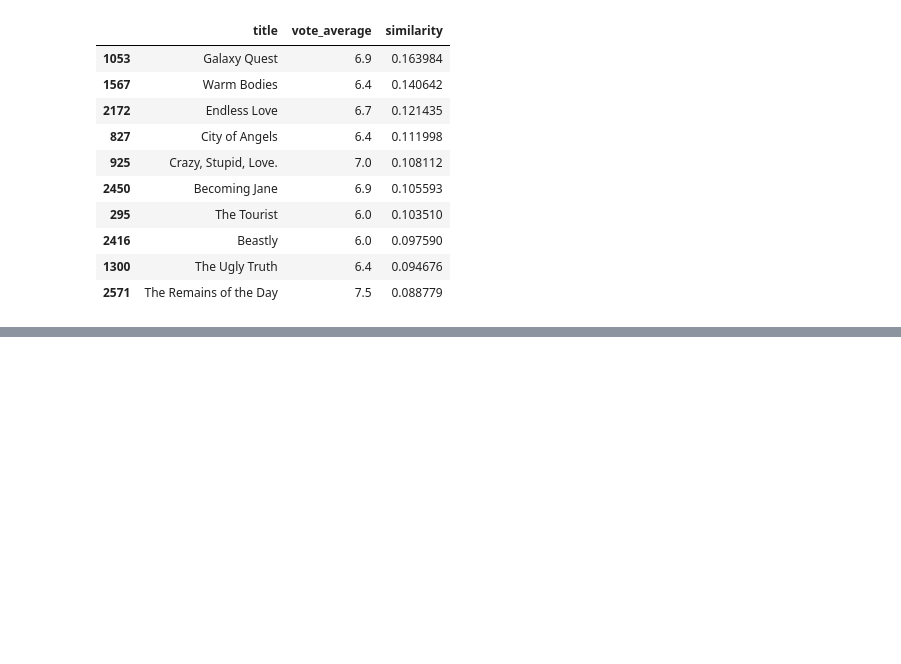
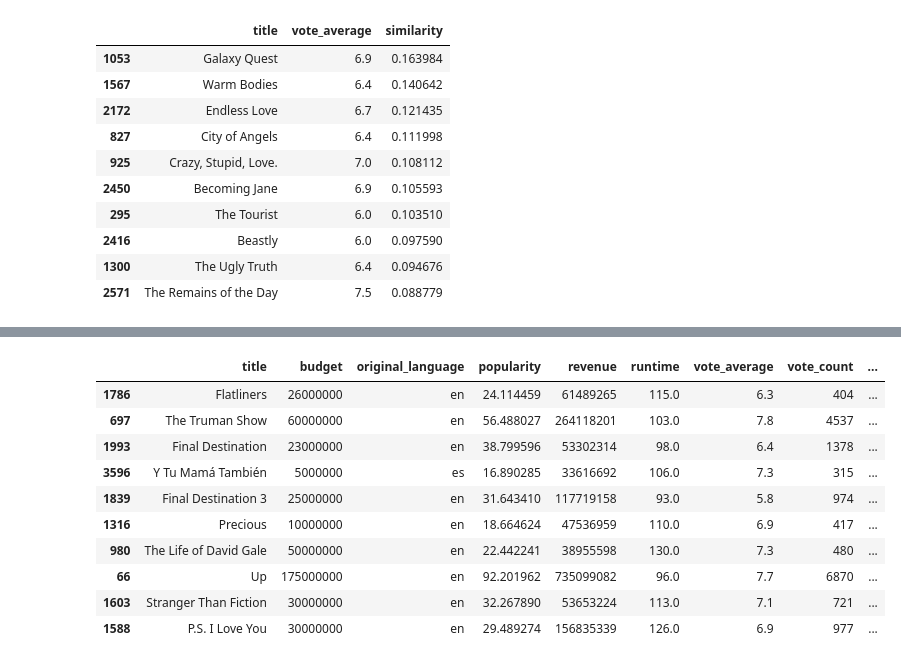
Before and after one commit to doruktopcu/MoviesRecommenderSystemProject, a Jupyter notebook: movie-recommender.ipynb, the cells around one changed output, grey strips where cells are left out. Cells and saved outputs as stored; diff of their text form; code cells hidden in the pictures; blank space fills up the shorter version.

```diff
--- a/movie-recommender.ipynb
+++ b/movie-recommender.ipynb
@@ -558,0 +573,14 @@ user_input_recommender_keywords(movies_clean, user_input="Fast and furious cars
+# %%
+user_input_recommender(movies_clean, user_input="Funny show about life and death", min_vote_avg=5).head(10)
+# %% [output]
+|  | title | budget | original_language | popularity | revenue | runtime | vote_average | vote_count | ... |
+| 1786 | Flatliners | 26000000 | en | 24.114459 | 61489265 | 115.0 | 6.3 | 404 | ... |
+| 697 | The Truman Show | 60000000 | en | 56.488027 | 264118201 | 103.0 | 7.8 | 4537 | ... |
+| 1993 | Final Destination | 23000000 | en | 38.799596 | 53302314 | 98.0 | 6.4 | 1378 | ... |
+| 3596 | Y Tu Mamá También | 5000000 | es | 16.890285 | 33616692 | 106.0 | 7.3 | 315 | ... |
+| 1839 | Final Destination 3 | 25000000 | en | 31.643410 | 117719158 | 93.0 | 5.8 | 974 | ... |
+| 1316 | Precious | 10000000 | en | 18.664624 | 47536959 | 110.0 | 6.9 | 417 | ... |
+| 980 | The Life of David Gale | 50000000 | en | 22.442241 | 38955598 | 130.0 | 7.3 | 480 | ... |
+| 66 | Up | 175000000 | en | 92.201962 | 735099082 | 96.0 | 7.7 | 6870 | ... |
+| 1603 | Stranger Than Fiction | 30000000 | en | 32.267890 | 53653224 | 113.0 | 7.1 | 721 | ... |
+| 1588 | P.S. I Love You | 30000000 | en | 29.489274 | 156835339 | 126.0 | 6.9 | 977 | ... |
```
Also changed, not shown: parts of 4 cells of this notebook.
